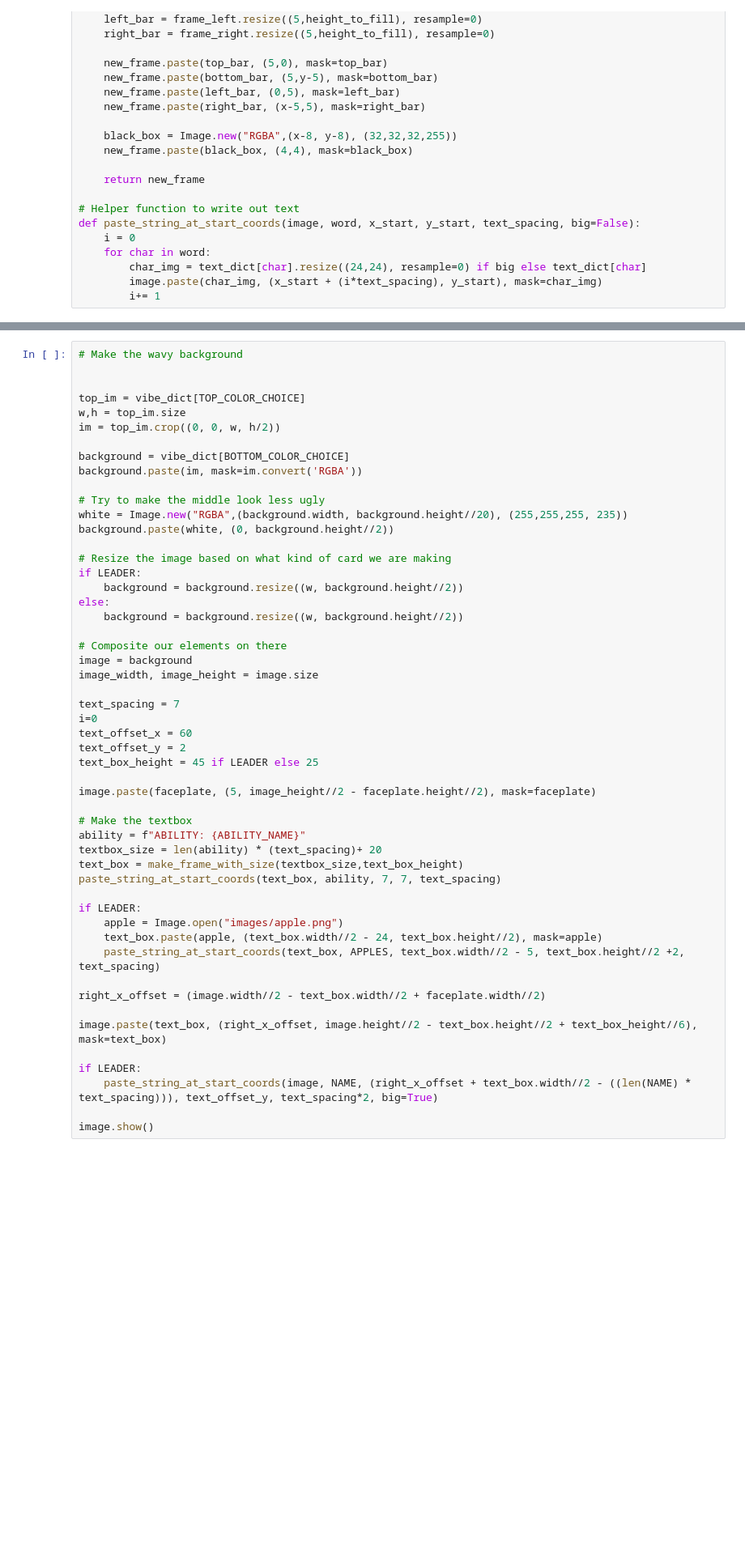
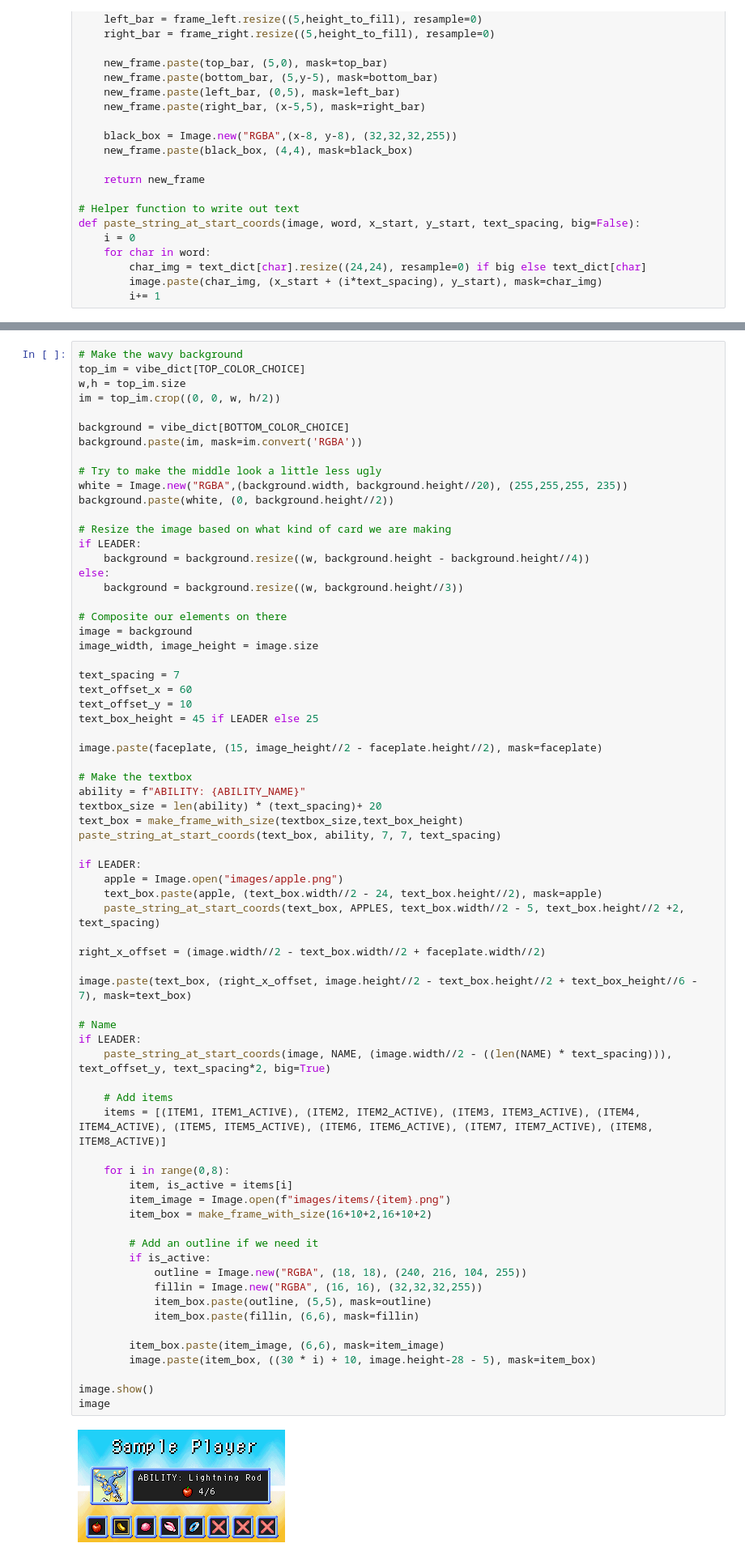
Before and after one commit to greystorm101/fusion-rpg-image-maker, a Jupyter notebook: imggen.ipynb, the cells around one changed output, grey strips where cells are left out. Shown at 81% size. Saved outputs shown, nothing was run; the diff lists cells and outputs as text; blank space fills up the shorter version.

```diff
--- a/imggen.ipynb
+++ b/imggen.ipynb
@@ -147,7 +174,5 @@ def paste_string_at_start_coords(image, word, x_start, y_start, text_spacing, bi
 # %%
 # Make the wavy background
-
-
 top_im = vibe_dict[TOP_COLOR_CHOICE]
 w,h = top_im.size
 im = top_im.crop((0, 0, w, h/2))
@@ -155,44 +180,65 @@ im = top_im.crop((0, 0, w, h/2))
 background = vibe_dict[BOTTOM_COLOR_CHOICE]
 background.paste(im, mask=im.convert('RGBA'))
 
-# Try to make the middle look less ugly
+# Try to make the middle look a little less ugly
 white = Image.new("RGBA",(background.width, background.height//20), (255,255,255, 235))
 background.paste(white, (0, background.height//2))
 
 # Resize the image based on what kind of card we are making
 if LEADER:
-    background = background.resize((w, background.height//2))
+    background = background.resize((w, background.height - background.height//4))
 else:
-    background = background.resize((w, background.height//2))
+    background = background.resize((w, background.height//3))
 
 # Composite our elements on there
 image = background
 image_width, image_height = image.size
 
 text_spacing = 7
-i=0
 text_offset_x = 60
-text_offset_y = 2
+text_offset_y = 10
 text_box_height = 45 if LEADER else 25
 
-image.paste(faceplate, (5, image_height//2 - faceplate.height//2), mask=faceplate)
+image.paste(faceplate, (15, image_height//2 - faceplate.height//2), mask=faceplate)
 
 # Make the textbox
 ability = f"ABILITY: {ABILITY_NAME}"
 textbox_size = len(ability) * (text_spacing)+ 20
 text_box = make_frame_with_size(textbox_size,text_box_height)
 paste_string_at_start_coords(text_box, ability, 7, 7, text_spacing)
 
 if LEADER:
     apple = Image.open("images/apple.png")
     text_box.paste(apple, (text_box.width//2 - 24, text_box.height//2), mask=apple)
     paste_string_at_start_coords(text_box, APPLES, text_box.width//2 - 5, text_box.height//2 +2, text_spacing)
 
 right_x_offset = (image.width//2 - text_box.width//2 + faceplate.width//2)
 
-image.paste(text_box, (right_x_offset, image.height//2 - text_box.height//2 + text_box_height//6), mask=text_box)
+image.paste(text_box, (right_x_offset, image.height//2 - text_box.height//2 + text_box_height//6 - 7), mask=text_box)
 
+# Name
 if LEADER:
-    paste_string_at_start_coords(image, NAME, (right_x_offset + text_box.width//2 - ((len(NAME) * text_spacing))), text_offset_y, text_spacing*2, big=True)
+    paste_string_at_start_coords(image, NAME, (image.width//2 - ((len(NAME) * text_spacing))), text_offset_y, text_spacing*2, big=True)
+
+    # Add items
+    items = [(ITEM1, ITEM1_ACTIVE), (ITEM2, ITEM2_ACTIVE), (ITEM3, ITEM3_ACTIVE), (ITEM4, ITEM4_ACTIVE), (ITEM5, ITEM5_ACTIVE), (ITEM6, ITEM6_ACTIVE), (ITEM7, ITEM7_ACTIVE), (ITEM8, ITEM8_ACTIVE)]
+
+    for i in range(0,8):
+        item, is_active = items[i]
+        item_image = Image.open(f"images/items/{item}.png")
+        item_box = make_frame_with_size(16+10+2,16+10+2)
+
+        # Add an outline if we need it
+        if is_active:
+            outline = Image.new("RGBA", (18, 18), (240, 216, 104, 255))
+            fillin = Image.new("RGBA", (16, 16), (32,32,32,255))
+            item_box.paste(outline, (5,5), mask=outline)
+            item_box.paste(fillin, (6,6), mask=fillin)
+
+        item_box.paste(item_image, (6,6), mask=item_image)
+        image.paste(item_box, ((30 * i) + 10, image.height-28 - 5), mask=item_box)
 
 image.show()
+image
+# %% [output]
+[figure, added]
```
Also changed, not shown: parts of 7 cells of this notebook, 13 other files.
